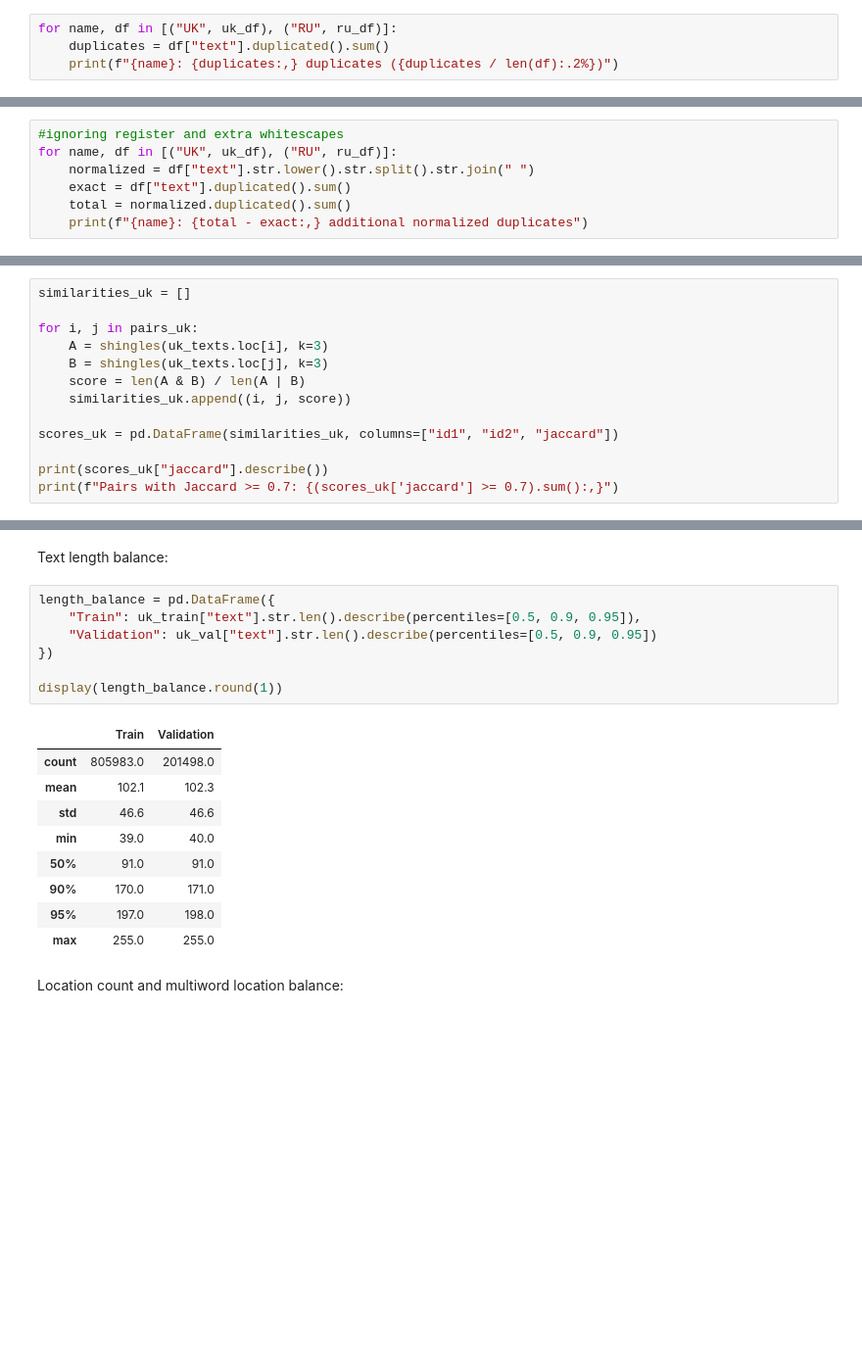
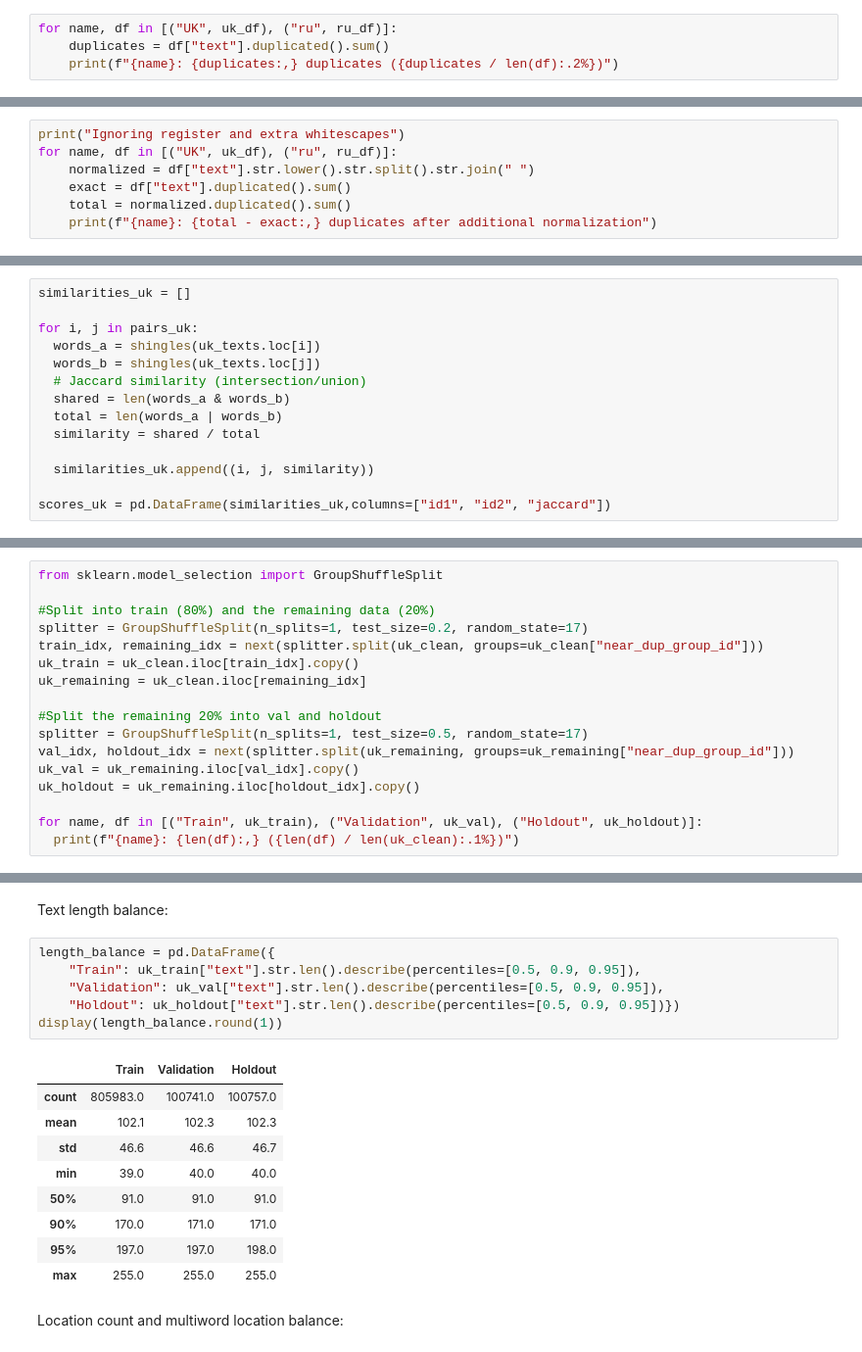
Before and after one commit to dkalchenko01/UA-Locations-NER-Deep-Learning, a Jupyter notebook: notebooks/02_validation.ipynb, the cells around one changed output, grey strips where cells are left out. Shown at 98% size. Saved outputs shown, nothing was run; the diff lists cells and outputs as text; blank space fills up the shorter version.

```diff
--- a/notebooks/02_validation.ipynb
+++ b/notebooks/02_validation.ipynb
@@ -148,5 +119,5 @@ Symbol to symbol:
 # %%
-for name, df in [("UK", uk_df), ("RU", ru_df)]:
+for name, df in [("UK", uk_df), ("ru", ru_df)]:
     duplicates = df["text"].duplicated().sum()
     print(f"{name}: {duplicates:,} duplicates ({duplicates / len(df):.2%})")
 # %% [output]
@@ -184,8 +172,8 @@ Similar texts, not identical copies:
 # %%
-#ignoring register and extra whitescapes
-for name, df in [("UK", uk_df), ("RU", ru_df)]:
+print("Ignoring register and extra whitescapes")
+for name, df in [("UK", uk_df), ("ru", ru_df)]:
     normalized = df["text"].str.lower().str.split().str.join(" ")
     exact = df["text"].duplicated().sum()
     total = normalized.duplicated().sum()
-    print(f"{name}: {total - exact:,} additional normalized duplicates")
+    print(f"{name}: {total - exact:,} duplicates after additional normalization")
 # %% [output]
@@ -234,12 +226,13 @@ Available RAM: 32.66 GB
 similarities_uk = []
 
 for i, j in pairs_uk:
-    A = shingles(uk_texts.loc[i], k=3)
-    B = shingles(uk_texts.loc[j], k=3)
-    score = len(A & B) / len(A | B)
-    similarities_uk.append((i, j, score))
+  words_a = shingles(uk_texts.loc[i])
+  words_b = shingles(uk_texts.loc[j])
+  # Jaccard similarity (intersection/union)
+  shared = len(words_a & words_b)
+  total = len(words_a | words_b)
+  similarity = shared / total
 
-scores_uk = pd.DataFrame(similarities_uk, columns=["id1", "id2", "jaccard"])
+  similarities_uk.append((i, j, similarity))
 
-print(scores_uk["jaccard"].describe())
-print(f"Pairs with Jaccard >= 0.7: {(scores_uk['jaccard'] >= 0.7).sum():,}")
+scores_uk = pd.DataFrame(similarities_uk,columns=["id1", "id2", "jaccard"])
@@ -531,0 +378,17 @@ Shared groups: 0
+# %%
+from sklearn.model_selection import GroupShuffleSplit
+
+#Split into train (80%) and the remaining data (20%)
+splitter = GroupShuffleSplit(n_splits=1, test_size=0.2, random_state=17)
+train_idx, remaining_idx = next(splitter.split(uk_clean, groups=uk_clean["near_dup_group_id"]))
+uk_train = uk_clean.iloc[train_idx].copy()
+uk_remaining = uk_clean.iloc[remaining_idx]
+
+#Split the remaining 20% into val and holdout
+splitter = GroupShuffleSplit(n_splits=1, test_size=0.5, random_state=17)
+val_idx, holdout_idx = next(splitter.split(uk_remaining, groups=uk_remaining["near_dup_group_id"]))
+uk_val = uk_remaining.iloc[val_idx].copy()
+uk_holdout = uk_remaining.iloc[holdout_idx].copy()
+
+for name, df in [("Train", uk_train), ("Validation", uk_val), ("Holdout", uk_holdout)]:
+  print(f"{name}: {len(df):,} ({len(df) / len(uk_clean):.1%})")
@@ -553,20 +420,19 @@ Text length balance:
 # %%
 length_balance = pd.DataFrame({
     "Train": uk_train["text"].str.len().describe(percentiles=[0.5, 0.9, 0.95]),
-    "Validation": uk_val["text"].str.len().describe(percentiles=[0.5, 0.9, 0.95])
-})
-
+    "Validation": uk_val["text"].str.len().describe(percentiles=[0.5, 0.9, 0.95]),
+    "Holdout": uk_holdout["text"].str.len().describe(percentiles=[0.5, 0.9, 0.95])})
 display(length_balance.round(1))
 # %% [output]
-|  | Train | Validation |
-| count | 805983.0 | 201498.0 |
-| mean | 102.1 | 102.3 |
-| std | 46.6 | 46.6 |
-| min | 39.0 | 40.0 |
-| 50% | 91.0 | 91.0 |
-| 90% | 170.0 | 171.0 |
-| 95% | 197.0 | 198.0 |
-| max | 255.0 | 255.0 |
+|  | Train | Validation | Holdout |
+| count | 805983.0 | 100741.0 | 100757.0 |
+| mean | 102.1 | 102.3 | 102.3 |
+| std | 46.6 | 46.6 | 46.7 |
+| min | 39.0 | 40.0 | 40.0 |
+| 50% | 91.0 | 91.0 | 91.0 |
+| 90% | 170.0 | 171.0 | 171.0 |
+| 95% | 197.0 | 197.0 | 198.0 |
+| max | 255.0 | 255.0 | 255.0 |
 # %% [markdown]
 Location count and multiword location balance:
 # %%
```
Also changed, not shown: parts of 85 cells of this notebook.
